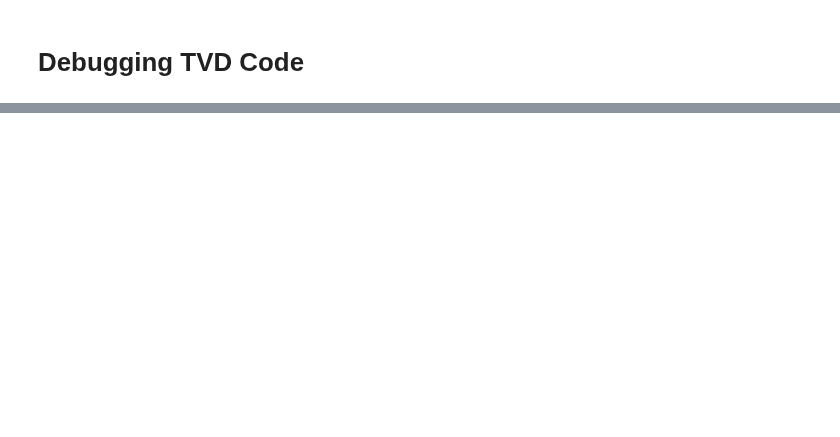
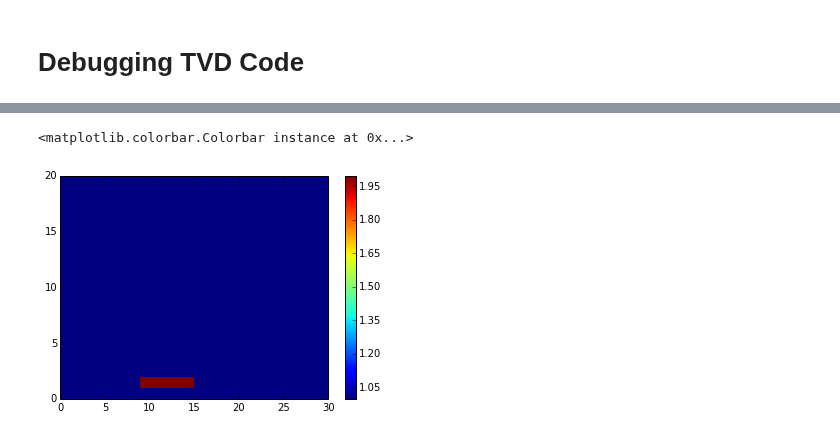
Before and after one commit to UBC-MOAD/pa-th-simple, a Jupyter notebook: prelim-model/Testbook.ipynb, the cells around one changed output, grey strips where cells are left out. Saved outputs shown, nothing was run; the diff lists cells and outputs as text; code cells hidden in the pictures; blank space fills up the shorter version.

```diff
--- a/prelim-model/Testbook.ipynb
+++ b/prelim-model/Testbook.ipynb
@@ -210,0 +195,7 @@ print(adv)
+# %%
+h.a += ( k_ad * g.a - k_de * h.a + adv ) * dt
+test = plb.pcolormesh(h.a)
+plb.colorbar(test)
+# %% [output]
+<matplotlib.colorbar.Colorbar instance at 0x...>
+[figure, added]
```
Also changed, not shown: parts of 5 cells of this notebook, 7 other files.
